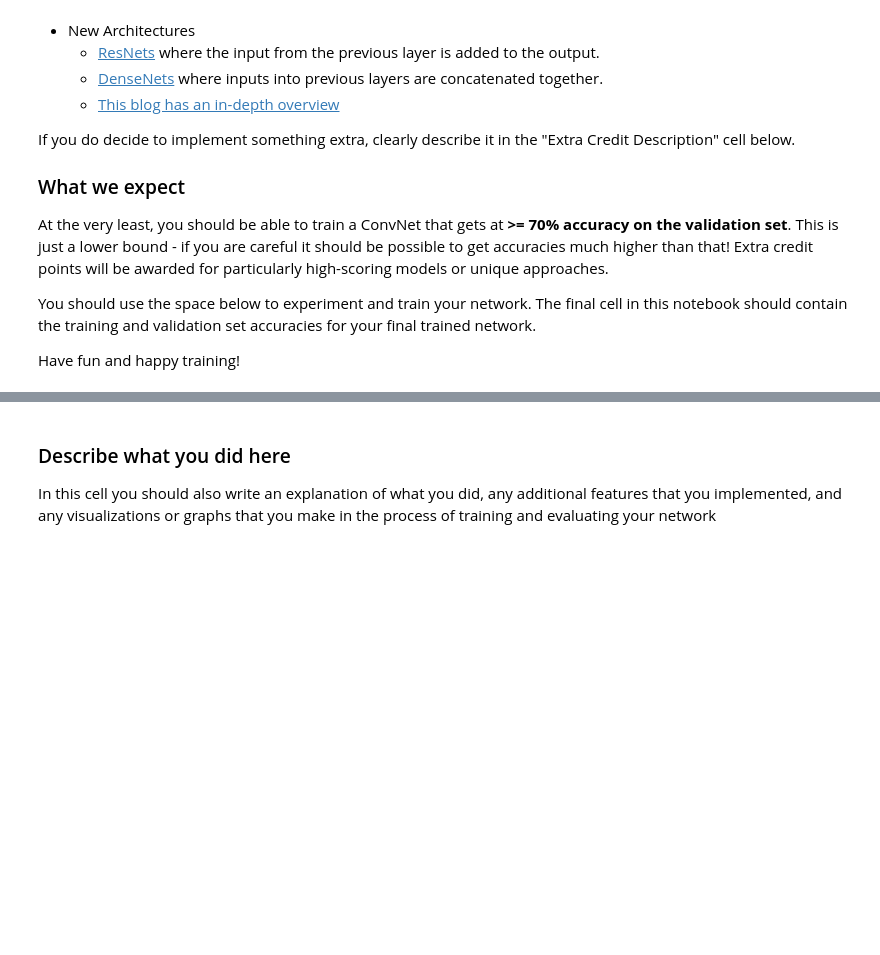
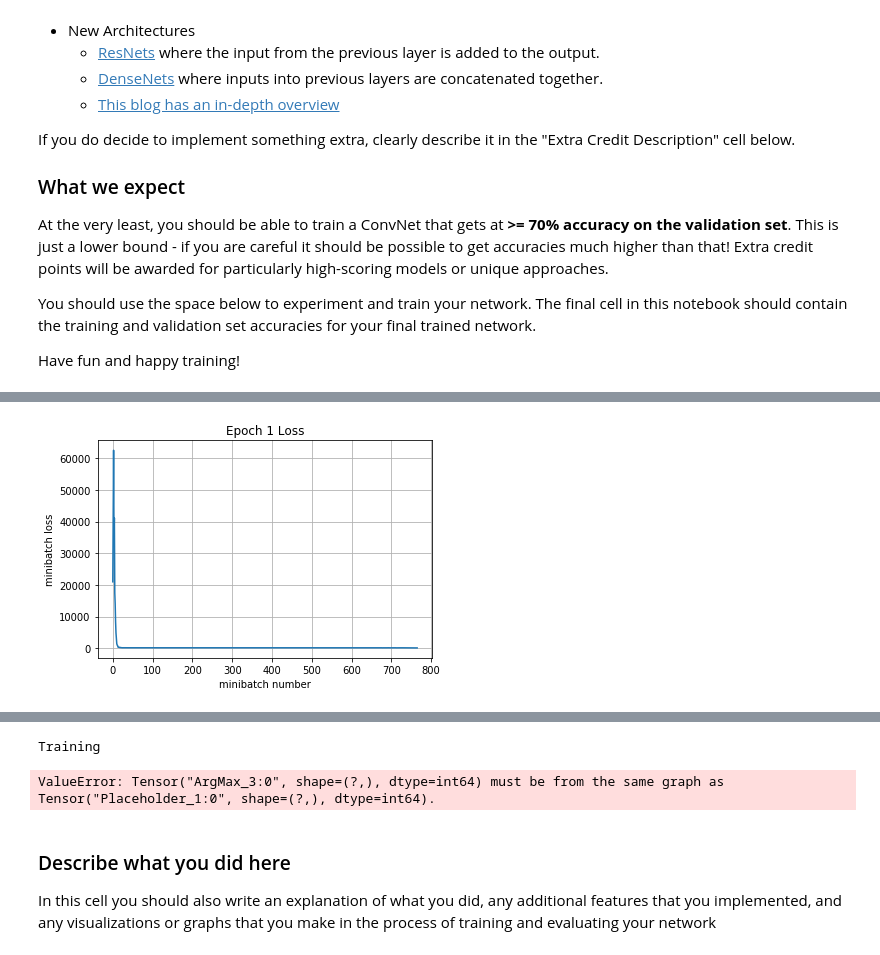
Before and after one commit to ThomasRanvier/stanford-cs231n, a Jupyter notebook: assignment2/TensorFlow.ipynb, the cells around one changed output, grey strips where cells are left out. Cells and saved outputs as stored; diff of their text form; code cells hidden in the pictures; blank space fills up the shorter version.

```diff
--- a/assignment2/TensorFlow.ipynb
+++ b/assignment2/TensorFlow.ipynb
@@ -323,16 +337,13 @@ You should see the following from the run above
 
 Now, we're going to try and start the model under the GPU device, the rest of the code stays unchanged and all our variables and operations will be computed using accelerated code paths. However, if there is no GPU, we get a Python exception and have to rebuild our graph. On a dual-core CPU, you might see around 50-80ms/batch running the above, while the Google Cloud GPUs (run below) should be around 2-5ms/batch.
 # %%
-#try:
-with tf.Session() as sess:
-    devices = sess.list_devices()
-    print(devices)
-    """
-    with tf.device("/gpu:0") as dev: #"/cpu:0" or "/gpu:0"
-        tf.global_variables_initializer().run()
+try:
+    with tf.Session() as sess:
+        with tf.device("/gpu:0") as dev: #"/cpu:0" or "/gpu:0"
+            tf.global_variables_initializer().run()
 
-        ans = sess.run(y_out,feed_dict={X:x,is_training:True})
-        %timeit sess.run(y_out,feed_dict={X:x,is_training:True})
+            ans = sess.run(y_out,feed_dict={X:x,is_training:True})
+            %timeit sess.run(y_out,feed_dict={X:x,is_training:True})
 
 except tf.errors.InvalidArgumentError:
     print("no gpu found, please use Google Cloud if you want GPU acceleration")
@@ -343,5 +354,5 @@ except tf.errors.InvalidArgumentError:
     X = tf.placeholder(tf.float32, [None, 32, 32, 3])
     y = tf.placeholder(tf.int64, [None])
     is_training = tf.placeholder(tf.bool)
-    y_out = complex_model(X,y,is_training)"""
+    y_out = complex_model(X,y,is_training)
 # %% [output]
@@ -524,6 +559,7 @@ with tf.Session() as sess:
     with tf.device("/gpu:0"): #"/cpu:0" or "/gpu:0"
         sess.run(tf.global_variables_initializer())
         print('Training')
-        run_model(sess,logits,mean_loss,X_train,y_train,10,64,100,train_step,True)
+        run_model(sess,logits,mean_loss,X_train,y_train,1,64,500,train_step,True)
         print('Validation')
         run_model(sess,logits,mean_loss,X_val,y_val,1,64)
+# %% [output]
@@ -529,0 +570 @@ with tf.Session() as sess:
+[figure, added]
@@ -536,6 +579,9 @@ print('Training')
 run_model(sess,y_out,mean_loss,X_train,y_train,1,64)
 print('Validation')
 run_model(sess,y_out,mean_loss,X_val,y_val,1,64)
+# %% [output]
+Training
+ValueError: Tensor("ArgMax_3:0", shape=(?,), dtype=int64) must be from the same graph as Tensor("Placeholder_1:0", shape=(?,), dtype=int64).
 # %% [markdown]
 ### Describe what you did here
 In this cell you should also write an explanation of what you did, any additional features that you implemented, and any visualizations or graphs that you make in the process of training and evaluating your network
```
Also changed, not shown: parts of 9 cells of this notebook, 1 other file.
